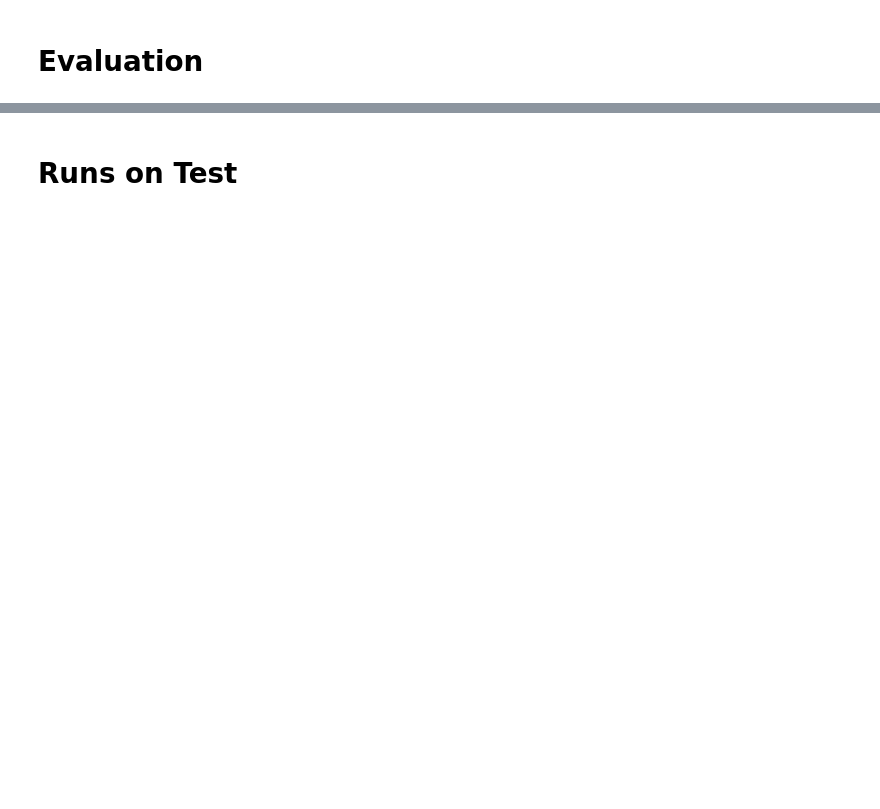
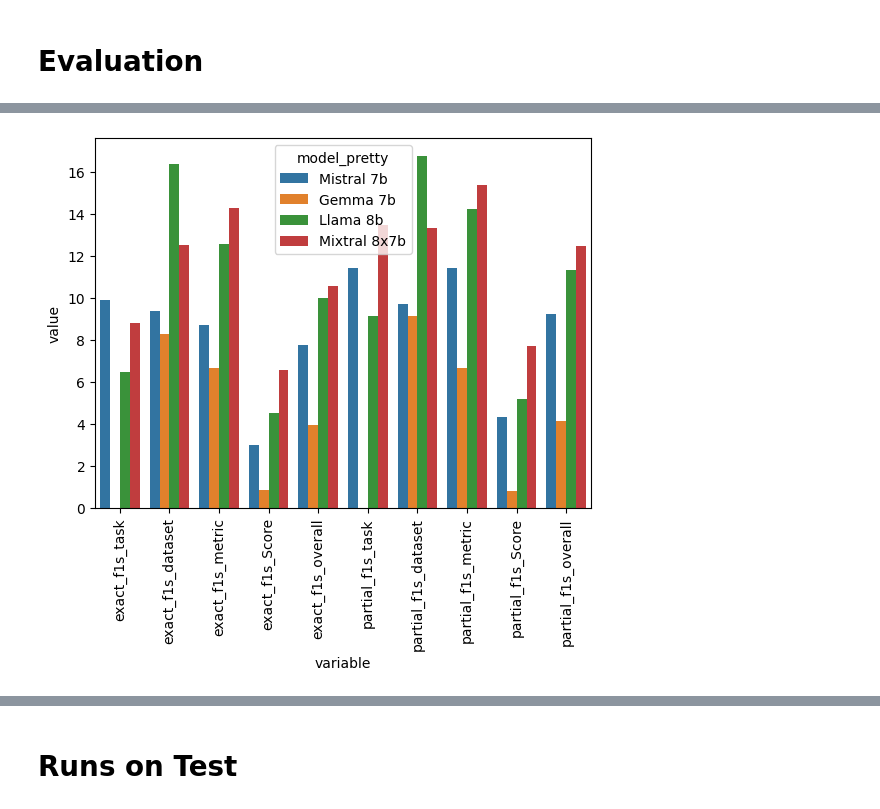
Before and after one commit to urbanlutz/nlp2024_ClefTask4SOTA, a Jupyter notebook: evaluation.ipynb, the cells around one changed output, grey strips where cells are left out. Saved outputs shown, nothing was run; the diff lists cells and outputs as text; code cells hidden in the pictures; blank space fills up the shorter version.

```diff
--- a/evaluation.ipynb
+++ b/evaluation.ipynb
@@ -168,0 +277,9 @@ df_res
+# %%
+all_metrics = [c for c in df_res.columns if any([m in c for m in ["partial", "exact", "rouge", "general"]])]
+metadata = list(set(df_res.columns) - set(all_metrics))
+task_2_f1s = [m for m in all_metrics if "f1" in m]
+task_1 = ["general_accuracy"]
+
+all_metrics_dist = [m + " dist" for m in all_metrics]
+task_2_f1s_dist = [m + " dist" for m in task_2_f1s]
+task_1_dist = [m + " dist" for m in task_1]
@@ -168,0 +315,5 @@ df_res
+# %%
+# data prep
+df_baseline = df_res[(df_res["prompt_template"] == "simple_zs_v5") & (df_res["class"] == "small")]
+
+print(df_baseline.sort_values("general_accuracy")[["model_pretty"] + task_1].to_latex())
@@ -168,0 +333,9 @@ df_res
+# %%
+# t1 performance
+df_plot = df_baseline[task_2_f1s + metadata]
+df_plot = df_plot.melt(id_vars=metadata, value_vars=task_2_f1s)
+
+sns.barplot(df_plot, x="variable", y="value", hue="model_pretty")
+_ = plt.xticks(rotation=90)
+# %% [output]
+[figure, added]
```
Also changed, not shown: parts of 42 cells of this notebook, 3 other files.
